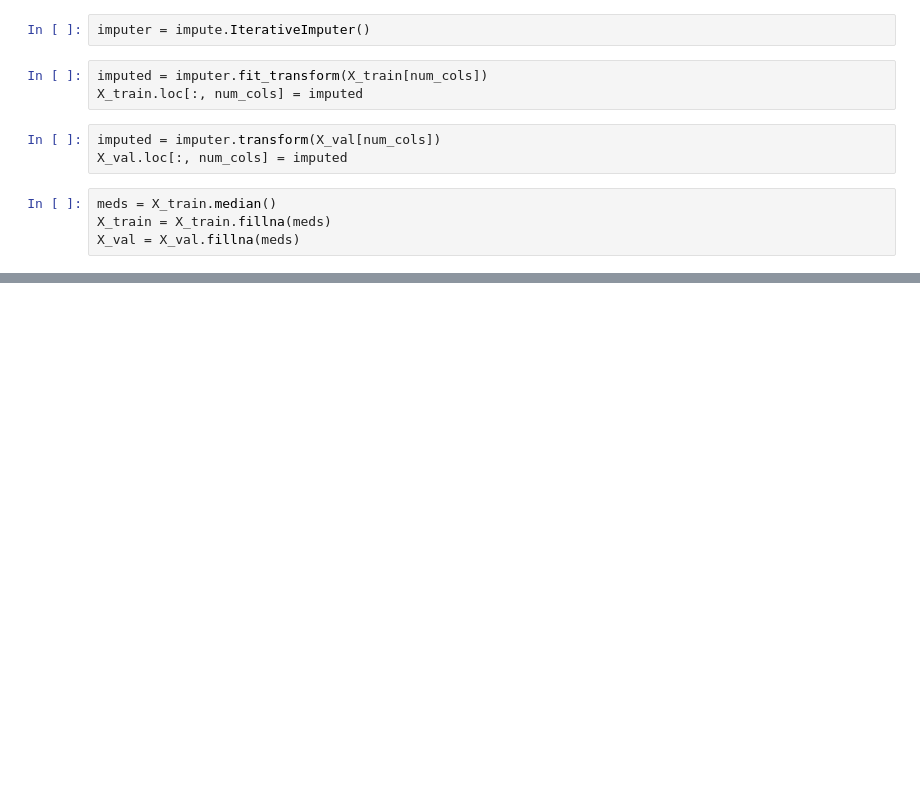
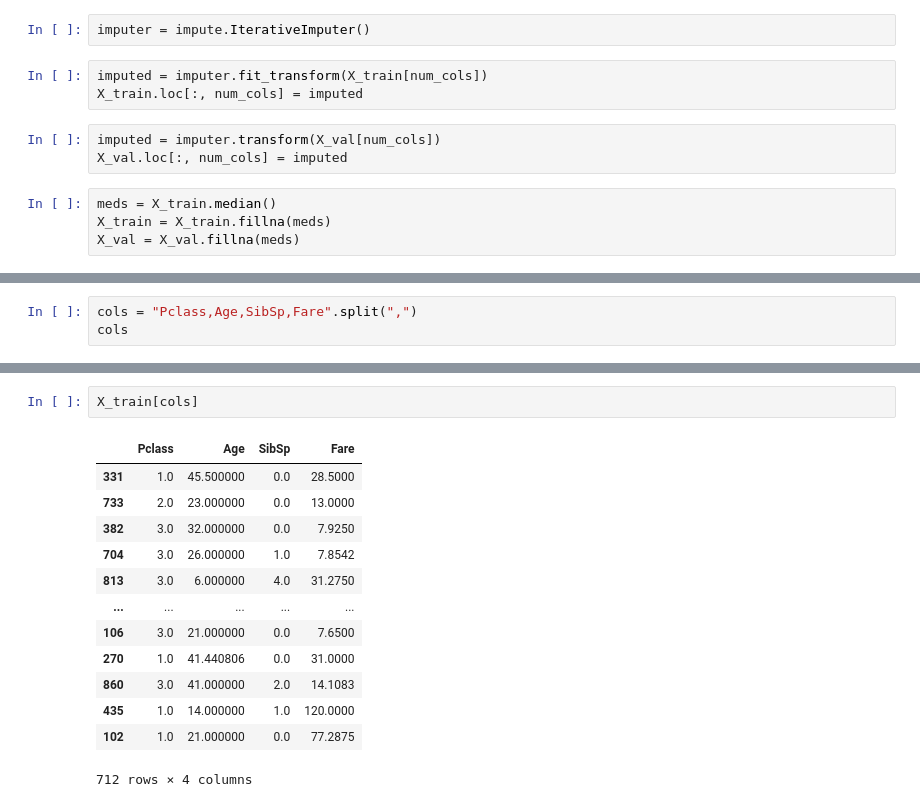
Before and after one commit to walterpcasas/titanic, a Jupyter notebook: cap03.ipynb, the cells around one changed output, grey strips where cells are left out. Cells and saved outputs as stored; diff of their text form; blank space fills up the shorter version.

```diff
--- a/cap03.ipynb
+++ b/cap03.ipynb
@@ -170,0 +175,3 @@ X_val = X_val.fillna(meds)
+# %%
+cols = "Pclass,Age,SibSp,Fare".split(",")
+cols
@@ -170,0 +200,16 @@ X_val = X_val.fillna(meds)
+# %%
+X_train[cols]
+# %% [output]
+|  | Pclass | Age | SibSp | Fare |
+| 331 | 1.0 | 45.500000 | 0.0 | 28.5000 |
+| 733 | 2.0 | 23.000000 | 0.0 | 13.0000 |
+| 382 | 3.0 | 32.000000 | 0.0 | 7.9250 |
+| 704 | 3.0 | 26.000000 | 1.0 | 7.8542 |
+| 813 | 3.0 | 6.000000 | 4.0 | 31.2750 |
+| ... | ... | ... | ... | ... |
+| 106 | 3.0 | 21.000000 | 0.0 | 7.6500 |
+| 270 | 1.0 | 41.440806 | 0.0 | 31.0000 |
+| 860 | 3.0 | 41.000000 | 2.0 | 14.1083 |
+| 435 | 1.0 | 14.000000 | 1.0 | 120.0000 |
+| 102 | 1.0 | 21.000000 | 0.0 | 77.2875 |
+712 rows × 4 columns
```
Also changed, not shown: parts of 16 cells of this notebook.
